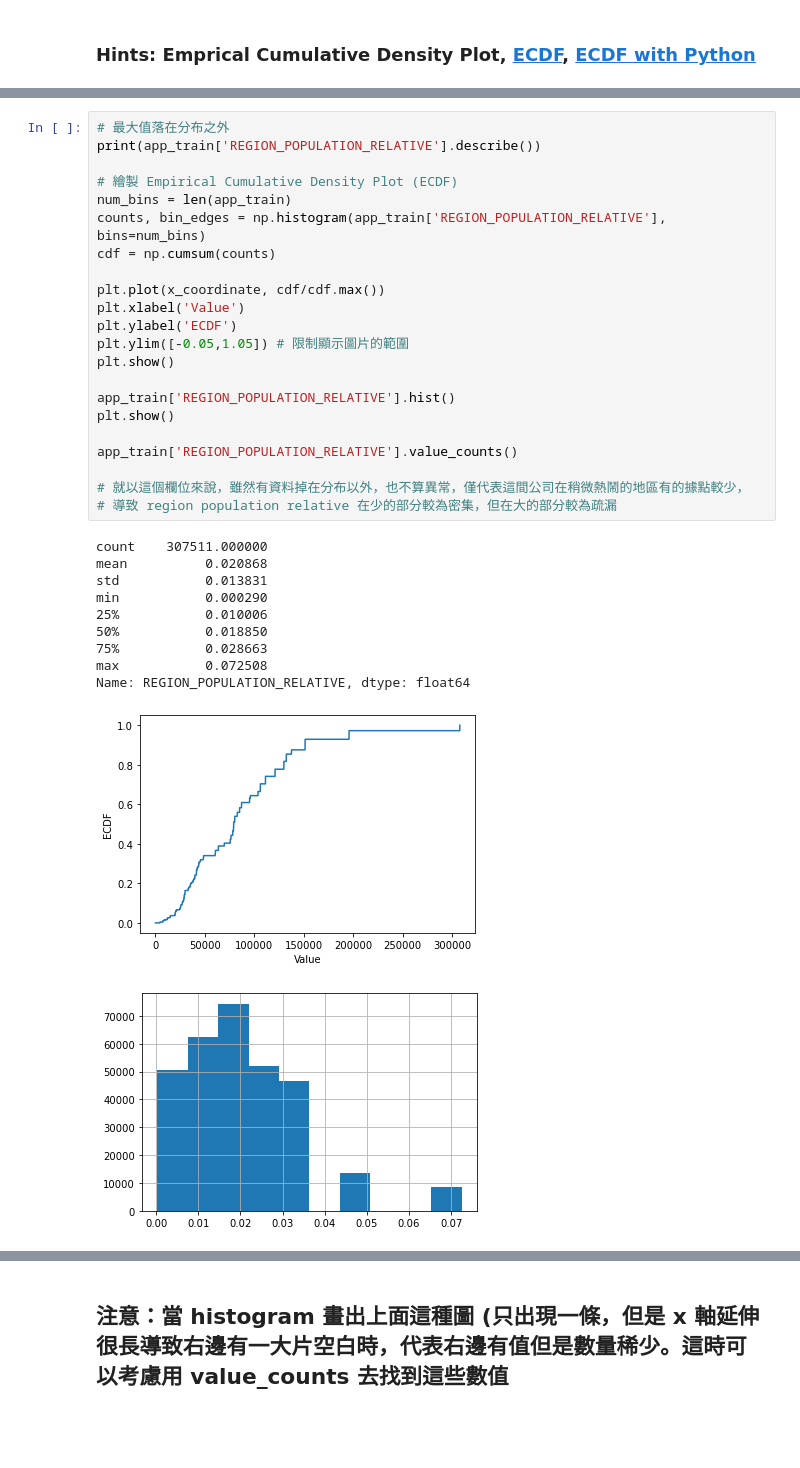
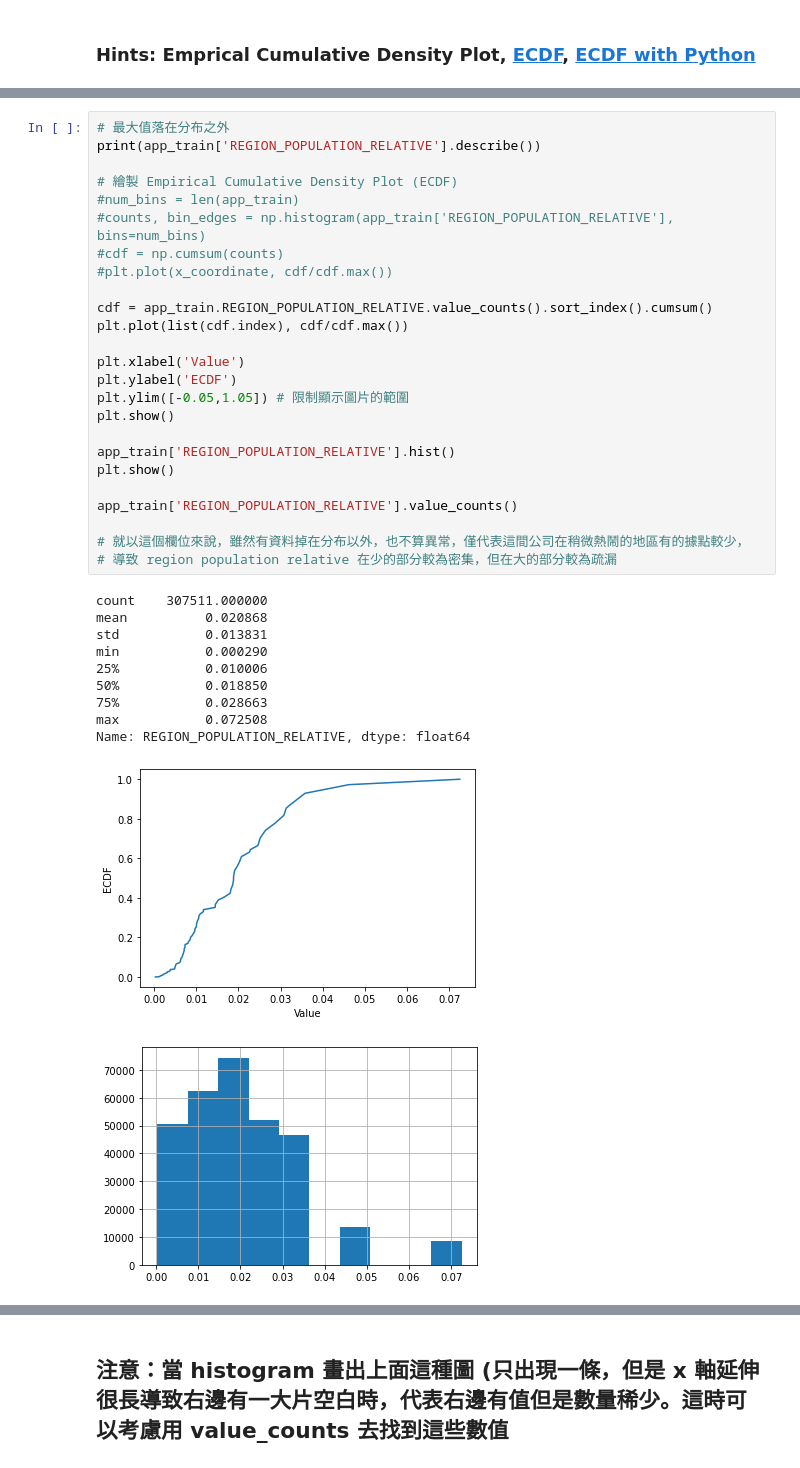
Before and after one commit to kenkao1118/ML100Days, a Jupyter notebook: homework/Day_009_homework.ipynb, the cells around one changed output, grey strips where cells are left out. Saved outputs shown, nothing was run; the diff lists cells and outputs as text; blank space fills up the shorter version.

```diff
--- a/homework/Day_009_homework.ipynb
+++ b/homework/Day_009_homework.ipynb
@@ -143,36 +145,39 @@ Name: AMT_INCOME_TOTAL, dtype: float64
 # %%
 # 最大值落在分布之外
 print(app_train['REGION_POPULATION_RELATIVE'].describe())
 
 # 繪製 Empirical Cumulative Density Plot (ECDF)
-num_bins = len(app_train)
-counts, bin_edges = np.histogram(app_train['REGION_POPULATION_RELATIVE'], bins=num_bins)
-cdf = np.cumsum(counts)
+#num_bins = len(app_train)
+#counts, bin_edges = np.histogram(app_train['REGION_POPULATION_RELATIVE'], bins=num_bins)
+#cdf = np.cumsum(counts)
+#plt.plot(x_coordinate, cdf/cdf.max())
 
-plt.plot(x_coordinate, cdf/cdf.max())
+cdf = app_train.REGION_POPULATION_RELATIVE.value_counts().sort_index().cumsum()
+plt.plot(list(cdf.index), cdf/cdf.max())
+
 plt.xlabel('Value')
 plt.ylabel('ECDF')
 plt.ylim([-0.05,1.05]) # 限制顯示圖片的範圍
 plt.show()
 
 app_train['REGION_POPULATION_RELATIVE'].hist()
 plt.show()
 
 app_train['REGION_POPULATION_RELATIVE'].value_counts()
 
 # 就以這個欄位來說，雖然有資料掉在分布以外，也不算異常，僅代表這間公司在稍微熱鬧的地區有的據點較少，
 # 導致 region population relative 在少的部分較為密集，但在大的部分較為疏漏
 # %% [output]
 count    307511.000000
 mean          0.020868
 std           0.013831
 min           0.000290
 25%           0.010006
 50%           0.018850
 75%           0.028663
 max           0.072508
 Name: REGION_POPULATION_RELATIVE, dtype: float64
-[figure, old version]
+[figure, new version]
 [figure]
 0.035792    16408
 0.046220    13442
```
Also changed, not shown: parts of 3 cells of this notebook.
